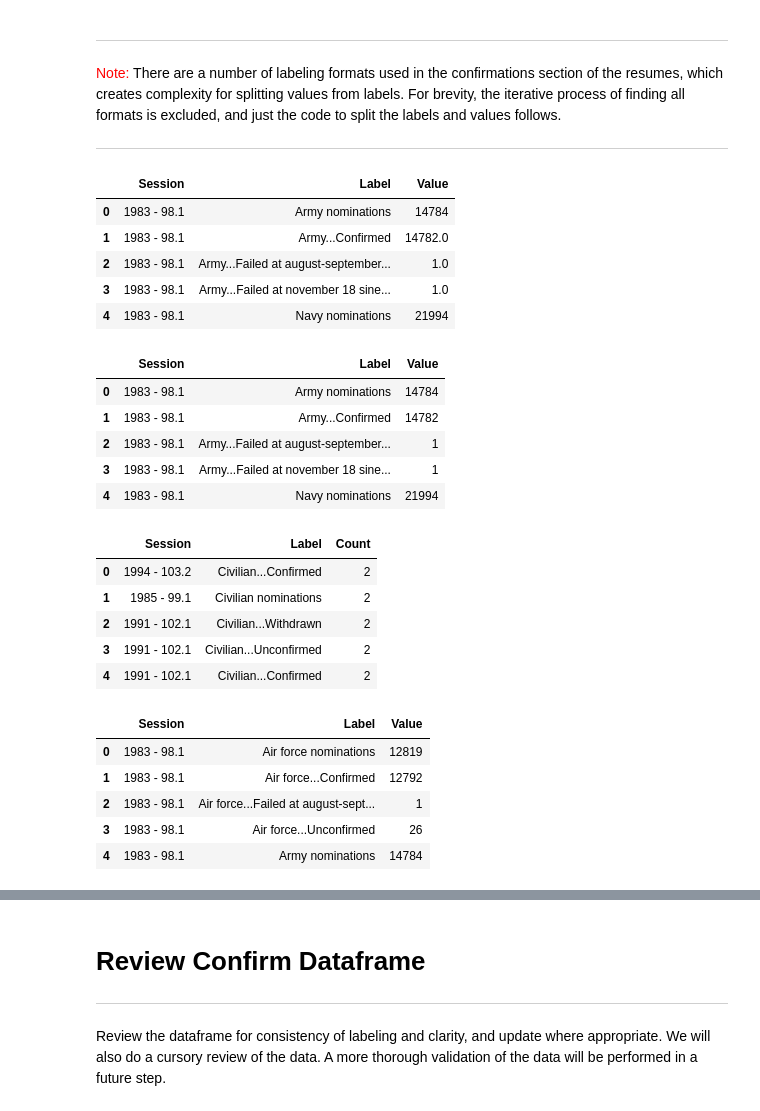
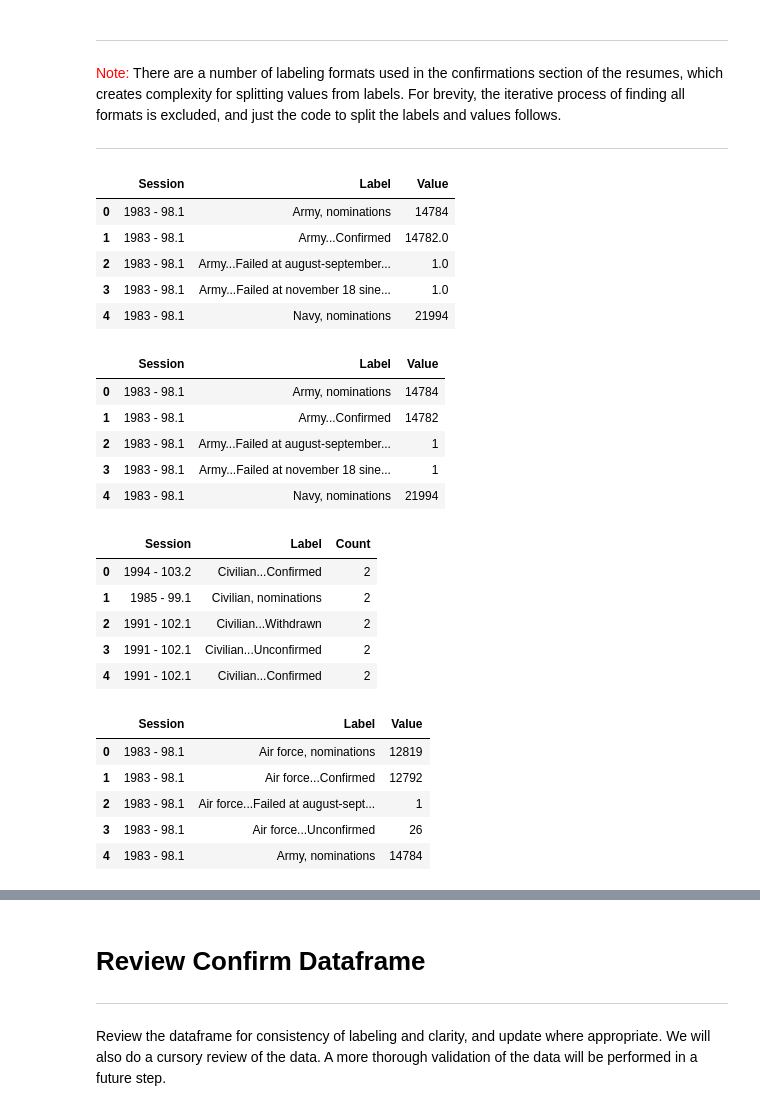
Before and after one commit to tamimcm416/congressional_activity, a Jupyter notebook: notebooks/DataPrep.ipynb, the cells around one changed output, grey strips where cells are left out. Drawn from its saved outputs; the diff is of its cells as text; code cells hidden in the pictures.

```diff
--- a/notebooks/DataPrep.ipynb
+++ b/notebooks/DataPrep.ipynb
@@ -256,49 +255,48 @@ carryovers_df = pd.DataFrame(columns=['Session', 'Label', 'Value'])
 
 for i, row in confirm_df.iterrows():
     if 'carried' in row['Label'] and '...' not in row['Label']:
-        pattern = re.compile(r'(?P<branch>.* nominations).* \(and (?P<carryover>\d*,?\d*) nominations.*')
+        pattern = re.compile(r'(?P<branch>.*) nominations.* \(and (?P<carryover>\d*,?\d*) nominations.*')
         result = pattern.search(row['Label'])
         if result == None:
-            pattern = re.compile(r'(?P<branch>.* nominations).* \(including (?P<carryover>\d*,?\d*)')
+            pattern = re.compile(r'(?P<branch>.*) nominations.* \(including (?P<carryover>\d*,?\d*)')
             result = pattern.search(row['Label'])
             if result == None:
                 pass
             else:
-                carryovers_df.loc[len(carryovers_df)] = row['Session'], result.group(1) + ', carryover', result.group(2)
+                carryovers_df.loc[len(carryovers_df)] = row['Session'], result.group(1) + ', nominations, carryover', result.group(2)
         else:
-            carryovers_df.loc[len(carryovers_df)] = row['Session'], result.group(1) + ', carryover', result.group(2)
+            carryovers_df.loc[len(carryovers_df)] = row['Session'], result.group(1) + ', nominations, carryover', result.group(2)
 
 confirm_df = pd.concat([confirm_df, carryovers_df])
 # %%
 # Separate the total nominations value from labels that contain them. While doing this, we need to standardize how carryovers are recorded.
 # In some years, the carryover nominations are included in the total nominations, and in some years, the carryover value is in addition
 # to the total nominations. For our analysis, we will always include the carryover nominations in the total.
 def process_total_noms(row):
     if 'totaling' in row['Label'] and '...' not in row['Label']:
-        pattern = re.compile(r'(?P<branch>.* nominations).* totaling (?P<value>\d*,?\d*).*')
+        pattern = re.compile(r'(?P<branch>.*) nominations.* totaling (?P<value>\d*,?\d*).*')
         result = pattern.search(row['Label'])
         if result != None:
-            #label = result.group(1).title()
-            label = result.group(1)
+            label = result.group(1) + ', nominations'
             value = int(result.group(2).replace(',', ''))
-            if 'and' in row['Label']:
-                pattern = re.compile(r'.* \(and (?P<carryover>\d*,?\d*).*')
+            if 'including' in row['Label']:
+                pattern = re.compile(r'.* \(including (?P<carryover>\d*,?\d*).*')
                 result = pattern.search(row['Label'])
                 if result != None:
-                    value += int(result.group(1).replace(',', ''))
+                    value -= int(result.group(1).replace(',', ''))
         return label, value
     else:
         return row['Label'], row['Value']
 
 confirm_df[['Label', 'Value']] = confirm_df.apply(process_total_noms, axis=1, result_type='expand')
 confirm_df.head()
 # %% [output]
 |  | Session | Label | Value |
-| 0 | 1983 - 98.1 | Army nominations | 14784 |
+| 0 | 1983 - 98.1 | Army, nominations | 14784 |
 | 1 | 1983 - 98.1 | Army...Confirmed | 14782.0 |
 | 2 | 1983 - 98.1 | Army...Failed at august-september... | 1.0 |
 | 3 | 1983 - 98.1 | Army...Failed at november 18 sine... | 1.0 |
-| 4 | 1983 - 98.1 | Navy nominations | 21994 |
+| 4 | 1983 - 98.1 | Navy, nominations | 21994 |
 # %%
 confirm_df.dropna(inplace=True)
 confirm_df['Value'].replace(',', '', regex=True, inplace=True)
@@ -306,11 +304,11 @@ confirm_df['Value'] = confirm_df['Value'].astype(int)
 confirm_df.head()
 # %% [output]
 |  | Session | Label | Value |
-| 0 | 1983 - 98.1 | Army nominations | 14784 |
+| 0 | 1983 - 98.1 | Army, nominations | 14784 |
 | 1 | 1983 - 98.1 | Army...Confirmed | 14782 |
 | 2 | 1983 - 98.1 | Army...Failed at august-september... | 1 |
 | 3 | 1983 - 98.1 | Army...Failed at november 18 sine... | 1 |
-| 4 | 1983 - 98.1 | Navy nominations | 21994 |
+| 4 | 1983 - 98.1 | Navy, nominations | 21994 |
 # %%
 #Check for duplicate labels by session before transposing
 counts = confirm_df[['Session', 'Label']].value_counts()
@@ -319,7 +317,7 @@ counts_df[counts_df['Count'] > 1].head()
 # %% [output]
 |  | Session | Label | Count |
 | 0 | 1994 - 103.2 | Civilian...Confirmed | 2 |
-| 1 | 1985 - 99.1 | Civilian nominations | 2 |
+| 1 | 1985 - 99.1 | Civilian, nominations | 2 |
 | 2 | 1991 - 102.1 | Civilian...Withdrawn | 2 |
 | 3 | 1991 - 102.1 | Civilian...Unconfirmed | 2 |
 | 4 | 1991 - 102.1 | Civilian...Confirmed | 2 |
@@ -331,11 +329,11 @@ confirm_df.reset_index(inplace=True)
 confirm_df.head()
 # %% [output]
 |  | Session | Label | Value |
-| 0 | 1983 - 98.1 | Air force nominations | 12819 |
+| 0 | 1983 - 98.1 | Air force, nominations | 12819 |
 | 1 | 1983 - 98.1 | Air force...Confirmed | 12792 |
 | 2 | 1983 - 98.1 | Air force...Failed at august-sept... | 1 |
 | 3 | 1983 - 98.1 | Air force...Unconfirmed | 26 |
-| 4 | 1983 - 98.1 | Army nominations | 14784 |
+| 4 | 1983 - 98.1 | Army, nominations | 14784 |
 # %%
 # Pivot dataframe so that each column represents a variable and each row represents an observation
 confirm_tidy_df = confirm_df.pivot(index='Session', columns='Label', values='Value')
```
Also changed, not shown: parts of 10 cells of this notebook, 2 other files.
